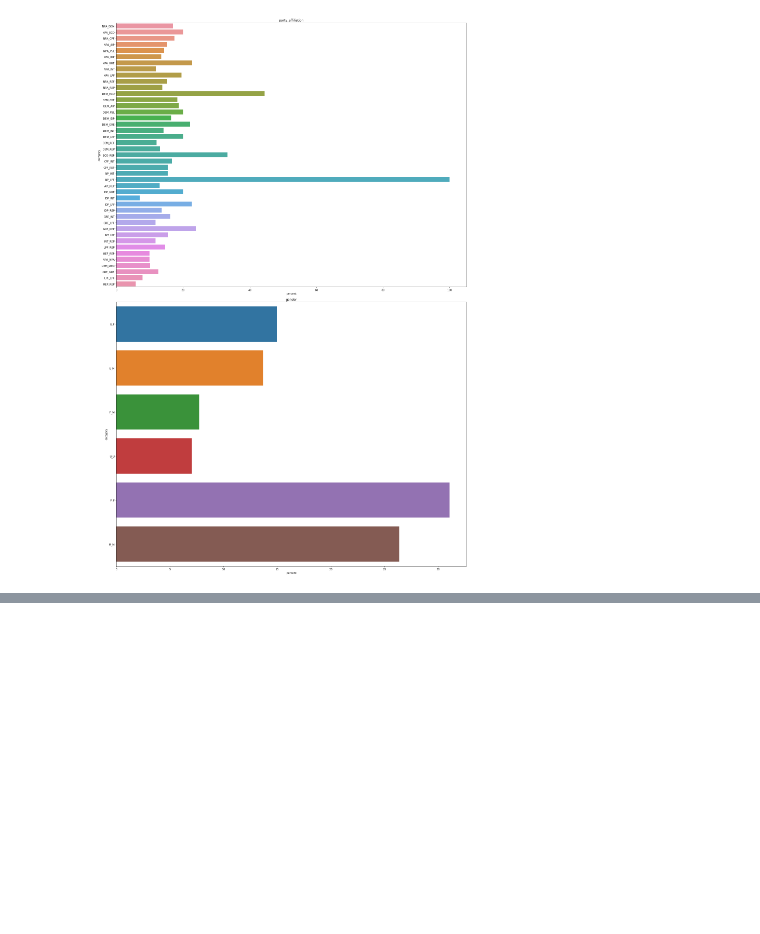
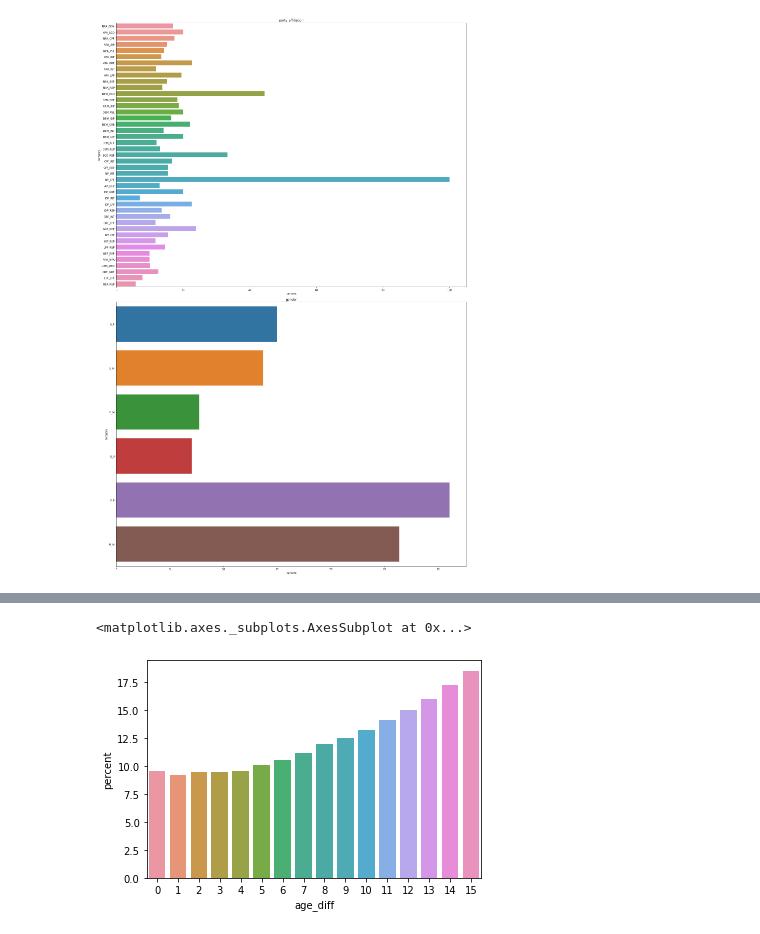
Before and after one commit to ParasAvkirkar/PoliticalPolarizationAndMarriage, a Jupyter notebook: florida_couples_separated.ipynb, the cells around one changed output, grey strips where cells are left out. Cells and saved outputs as stored; diff of their text form; code cells hidden in the pictures; blank space fills up the shorter version.

```diff
--- a/florida_couples_separated.ipynb
+++ b/florida_couples_separated.ipynb
@@ -547,0 +499,6 @@ race_df["percent_round"] = race_df["percent"].round(2)
+# %%
+age_diff_separation_stats = couples_df_found[couples_df_found["separated"]==True].groupby(["age_diff"])["age_diff"].agg(["count"]).reset_index()
+# %%
+age_diff_separation_stats = pd.merge(age_diff_total_counts, age_diff_separation_stats, on=["age_diff"], suffixes=("_total", "_separated"))
+# %%
+age_diff_separation_stats["percent"] = 100.0 * age_diff_separation_stats["count_separated"]/age_diff_separation_stats["count_total"]
@@ -547,0 +525,5 @@ race_df["percent_round"] = race_df["percent"].round(2)
+# %%
+sns.barplot(x="age_diff", y="percent", data=age_diff_separation_stats)
+# %% [output]
+<matplotlib.axes._subplots.AxesSubplot at 0x...>
+[figure, added]
```
Also changed, not shown: parts of 30 cells of this notebook.
